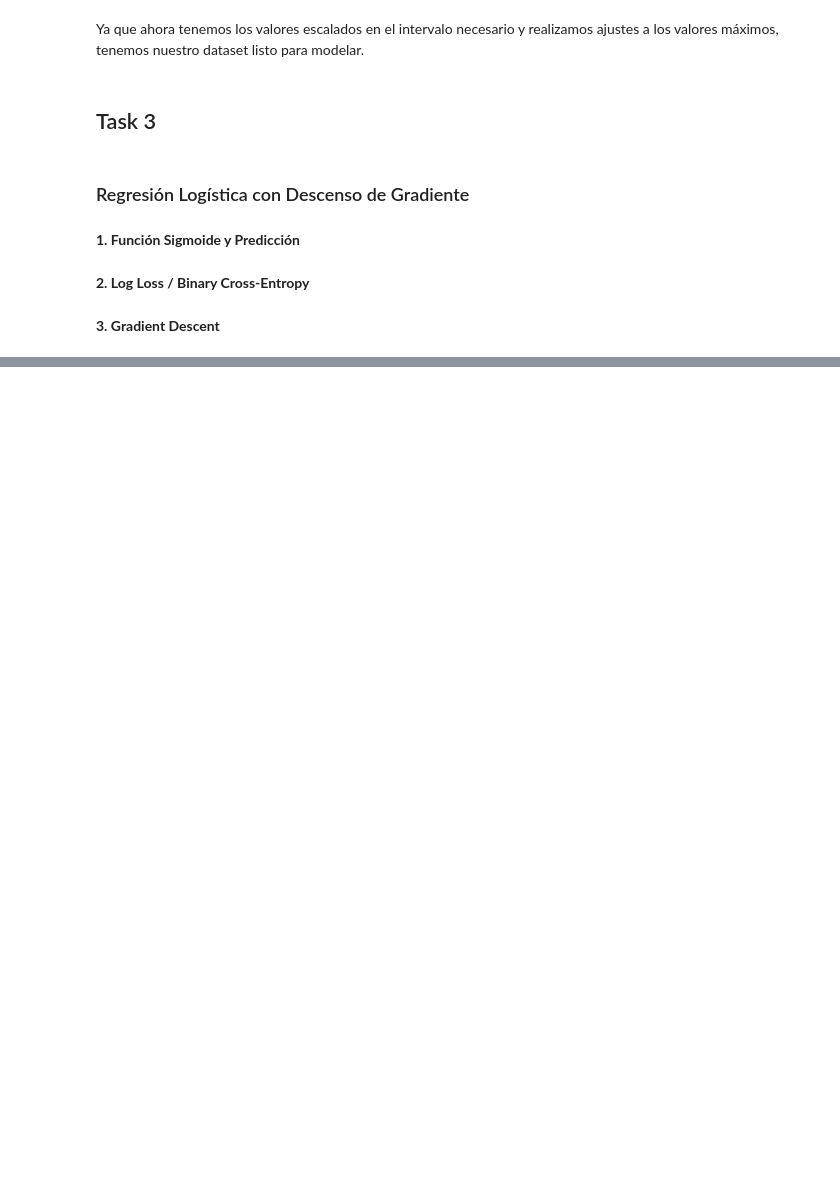
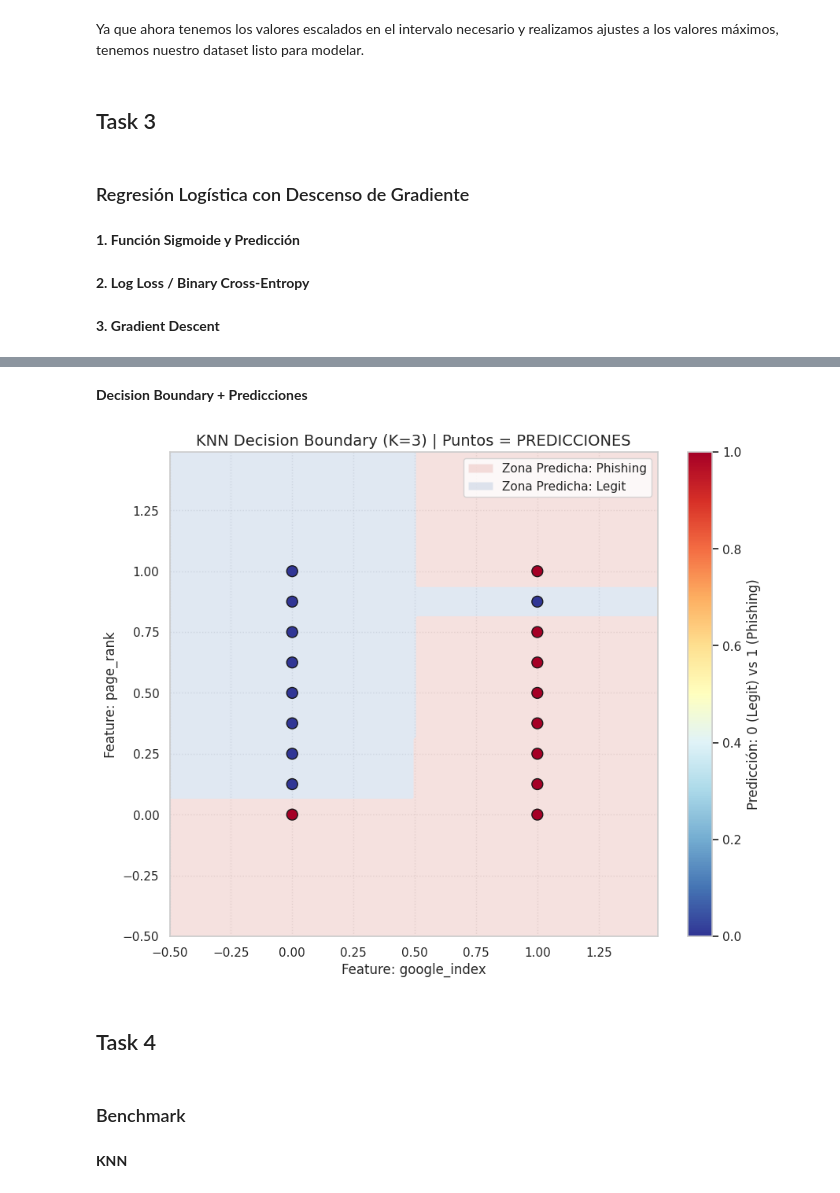
Before and after one commit to Jose-Merida-UVG/Artificial-Intelligence-CC3085, a Jupyter notebook: Lab-02/Notebook.ipynb, the cells around one changed output, grey strips where cells are left out. Saved outputs shown, nothing was run; the diff lists cells and outputs as text; code cells hidden in the pictures; blank space fills up the shorter version.

```diff
--- a/Lab-02/Notebook.ipynb
+++ b/Lab-02/Notebook.ipynb
@@ -469,0 +491,54 @@ plt.show()
+# %% [markdown]
+**Decision Boundary + Predicciones**
+# %%
+import matplotlib.pyplot as plt
+from matplotlib.patches import Patch
+
+X_train_np = x_train.iloc[:, [0, 1]].values
+y_train_np = y_train.values
+
+plot_df = x_train.iloc[:, [0, 1]].copy()
+plot_df['target'] = y_train.values
+cols = plot_df.columns
+piles = plot_df.groupby([cols[0], cols[1]])['target'].mean().reset_index()
+coords_to_predict = piles.iloc[:, [0, 1]].values
+
+y_piles_pred = np.array([predict_knn(X_train_np, y_train_np, pt, k=3) for pt in coords_to_predict])
+y_piles_pred_binary = (y_piles_pred >= 0.5).astype(int)
+
+h = 0.01
+x_min, x_max = piles.iloc[:, 0].min() - 0.5, piles.iloc[:, 0].max() + 0.5
+y_min, y_max = piles.iloc[:, 1].min() - 0.5, piles.iloc[:, 1].max() + 0.5
+xx, yy = np.meshgrid(np.arange(x_min, x_max, h), np.arange(y_min, y_max, h))
+
+grid_points = np.c_[xx.ravel(), yy.ravel()]
+Z = np.array([predict_knn(X_train_np, y_train_np, pt, k=3) for pt in grid_points])
+Z_binary = (Z.reshape(xx.shape) >= 0.5).astype(int)
+
+plt.figure(figsize=(10, 8))
+
+plt.contourf(xx, yy, Z_binary, levels=[-0.5, 0.5, 1.5],
+             colors=['#3065AC', '#C0392B'], alpha=0.15, antialiased=True)
+
+scatter = plt.scatter(piles.iloc[:, 0], piles.iloc[:, 1], s=100,
+                      c=y_piles_pred_binary, cmap='RdYlBu_r', edgecolors='k', zorder=3)
+
+plt.title(f"KNN Decision Boundary (K=3) | Puntos = PREDICCIONES", fontsize=14)
+plt.xlabel(f"Feature: {cols[0]}")
+plt.ylabel(f"Feature: {cols[1]}")
+plt.colorbar(scatter, label='Predicción: 0 (Legit) vs 1 (Phishing)')
+plt.grid(True, linestyle=':', alpha=0.4)
+
+legend_elements = [Patch(facecolor='#C0392B', alpha=0.15, label='Zona Predicha: Phishing'),
+                   Patch(facecolor='#3065AC', alpha=0.15, label='Zona Predicha: Legit')]
+plt.legend(handles=legend_elements, loc='upper right')
+
+plt.show()
+# %% [output]
+[figure, added]
+# %% [markdown]
+## Task 4
+# %% [markdown]
+### Benchmark
+# %% [markdown]
+**KNN**
```
Also changed, not shown: parts of 37 cells of this notebook, 1 other file.
